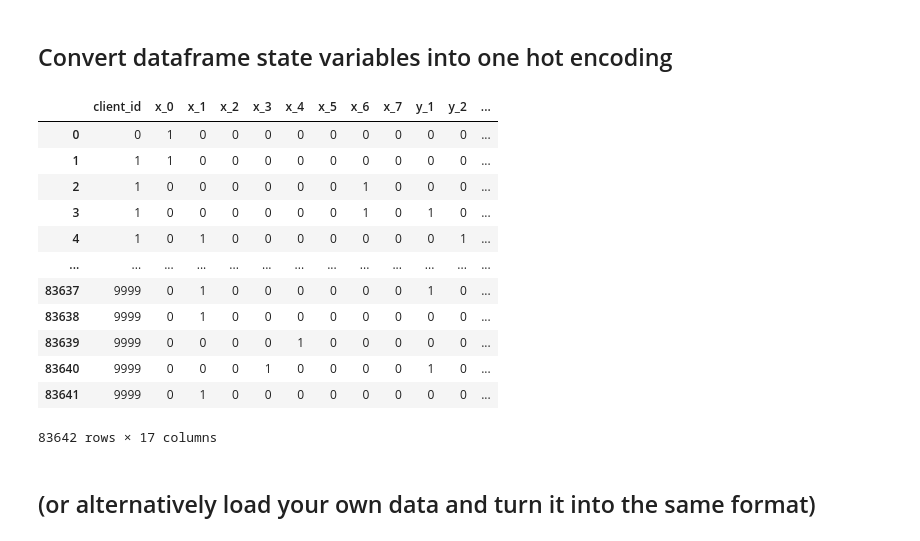
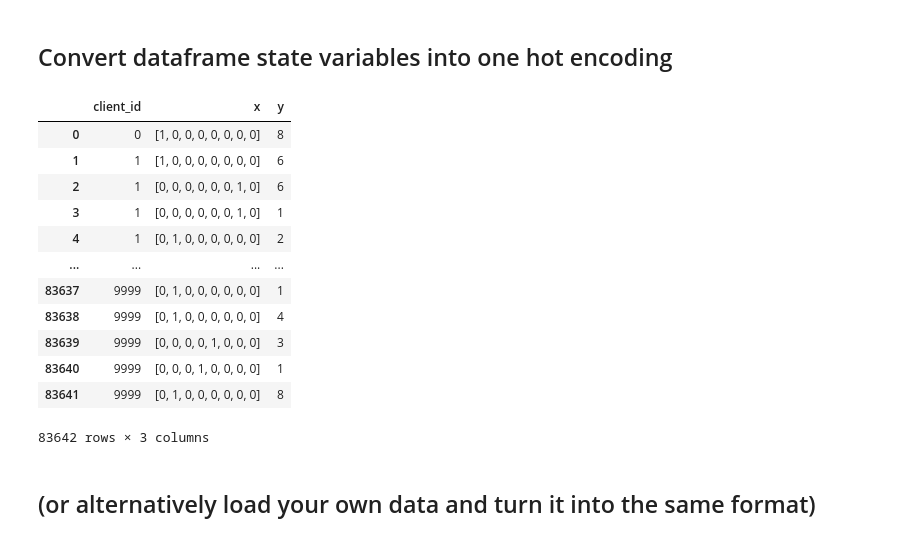
Before and after one commit to City-of-Helsinki/ml_federated_customer_journey, a Jupyter notebook: 00_data.ipynb, the cells around one changed output. Cells and saved outputs as stored; diff of their text form; code cells hidden in the pictures.

Commit message:
one-hot is currently not enabled in y labeling with keras / tf. changed to softmax col index labeling. TFF iterative process should work now.

```diff
--- a/00_data.ipynb
+++ b/00_data.ipynb
@@ -172,31 +172,34 @@ df.groupby("customer_id").count()["prev_state"].hist()
 ## Convert dataframe state variables into one hot encoding
 # %%
 onehot_df = pd.DataFrame(data=df.customer_id.values, columns={"client_id": int})
-onehot_df = pd.concat(
-    (
-        onehot_df,
-        pd.get_dummies(
-            df.prev_state, prefix="x"
-        ),  # now we could add more features, such as the order and month of the meeting
-        pd.get_dummies(df.next_state, prefix="y"),
-    ),
-    axis=1,
-)
+
+# we have to make an untidy nested structure for tff ClientData
+onehot_df["x"] = pd.get_dummies(df.prev_state, prefix="x").apply(
+    lambda row: row.to_numpy(), axis=1
+)  # we could also include more features, for example the order and date information of the meeting
+
+# ok but for labels we can not have one-hot :D
+# https://stackoverflow.com/questions/49083984/valueerror-can-not-squeeze-dim1-expected-a-dimension-of-1-got-3-for-sparse
+onehot_df[
+    "y"
+] = (
+    df.next_state
+)  # pd.get_dummies(df.next_state, prefix="y").apply(lambda row: row.to_numpy(), axis=1)
 onehot_df
 # %% [output]
-|  | client_id | x_0 | x_1 | x_2 | x_3 | x_4 | x_5 | x_6 | x_7 | y_1 | y_2 | ... |
-| 0 | 0 | 1 | 0 | 0 | 0 | 0 | 0 | 0 | 0 | 0 | 0 | ... |
-| 1 | 1 | 1 | 0 | 0 | 0 | 0 | 0 | 0 | 0 | 0 | 0 | ... |
-| 2 | 1 | 0 | 0 | 0 | 0 | 0 | 0 | 1 | 0 | 0 | 0 | ... |
-| 3 | 1 | 0 | 0 | 0 | 0 | 0 | 0 | 1 | 0 | 1 | 0 | ... |
-| 4 | 1 | 0 | 1 | 0 | 0 | 0 | 0 | 0 | 0 | 0 | 1 | ... |
-| ... | ... | ... | ... | ... | ... | ... | ... | ... | ... | ... | ... | ... |
-| 83637 | 9999 | 0 | 1 | 0 | 0 | 0 | 0 | 0 | 0 | 1 | 0 | ... |
-| 83638 | 9999 | 0 | 1 | 0 | 0 | 0 | 0 | 0 | 0 | 0 | 0 | ... |
-| 83639 | 9999 | 0 | 0 | 0 | 0 | 1 | 0 | 0 | 0 | 0 | 0 | ... |
-| 83640 | 9999 | 0 | 0 | 0 | 1 | 0 | 0 | 0 | 0 | 1 | 0 | ... |
-| 83641 | 9999 | 0 | 1 | 0 | 0 | 0 | 0 | 0 | 0 | 0 | 0 | ... |
+|  | client_id | x | y |
+| 0 | 0 | [1, 0, 0, 0, 0, 0, 0, 0] | 8 |
+| 1 | 1 | [1, 0, 0, 0, 0, 0, 0, 0] | 6 |
+| 2 | 1 | [0, 0, 0, 0, 0, 0, 1, 0] | 6 |
+| 3 | 1 | [0, 0, 0, 0, 0, 0, 1, 0] | 1 |
+| 4 | 1 | [0, 1, 0, 0, 0, 0, 0, 0] | 2 |
+| ... | ... | ... | ... |
+| 83637 | 9999 | [0, 1, 0, 0, 0, 0, 0, 0] | 1 |
+| 83638 | 9999 | [0, 1, 0, 0, 0, 0, 0, 0] | 4 |
+| 83639 | 9999 | [0, 0, 0, 0, 1, 0, 0, 0] | 3 |
+| 83640 | 9999 | [0, 0, 0, 1, 0, 0, 0, 0] | 1 |
+| 83641 | 9999 | [0, 1, 0, 0, 0, 0, 0, 0] | 8 |
-83642 rows × 17 columns
+83642 rows × 3 columns
 # %% [markdown]
 ## (or alternatively load your own data and turn it into the same format)
 # %%
```
Also changed, not shown: parts of 3 cells of this notebook, 1 other file.
